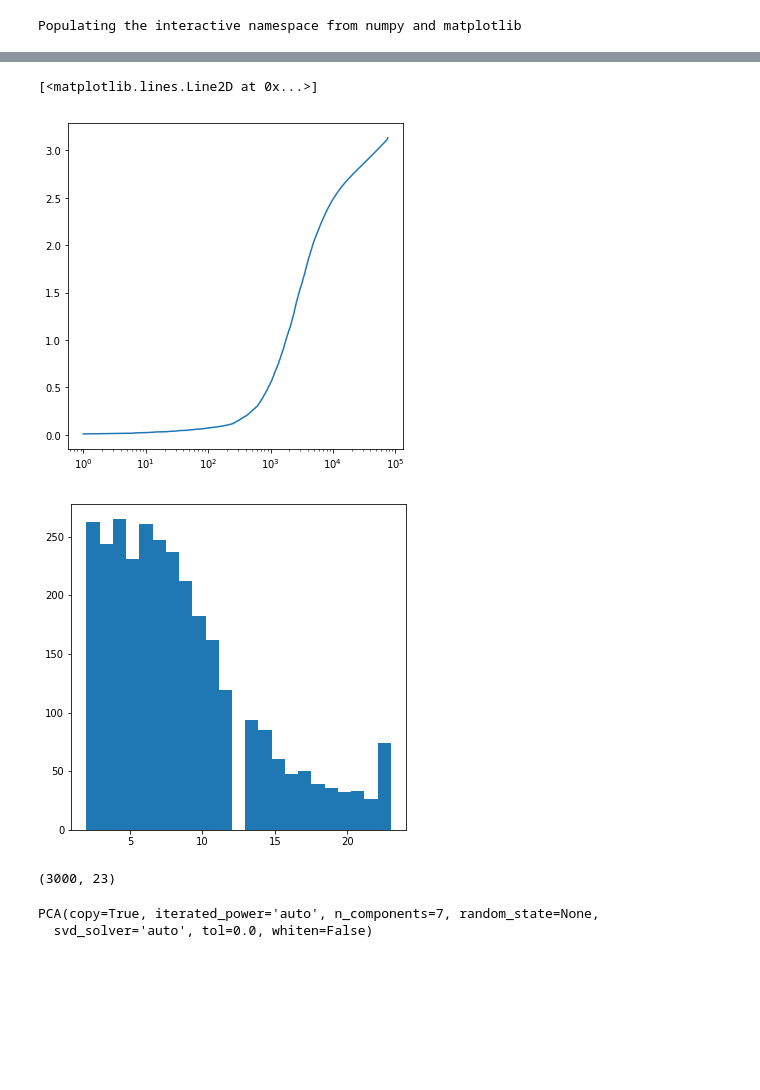
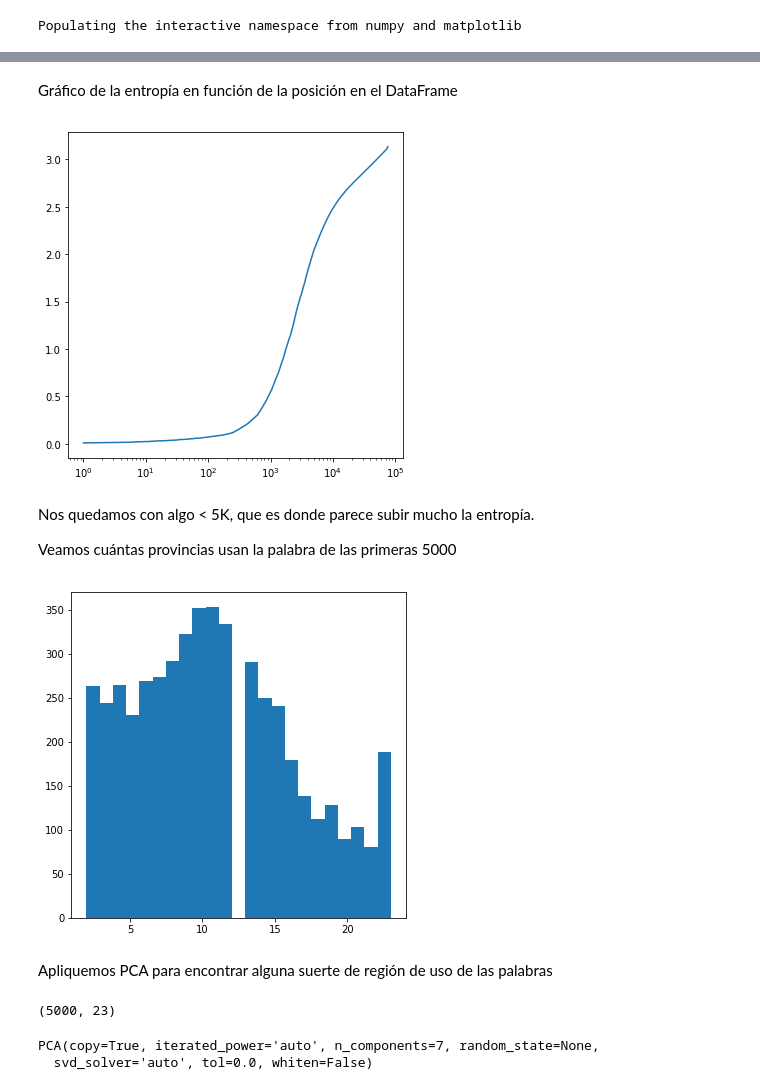
Before and after one commit to daleman/tesis, a Jupyter notebook: notebooks/regiones_pca.ipynb, the cells around one changed output, grey strips where cells are left out. Cells and saved outputs as stored; diff of their text form; code cells hidden in the pictures; blank space fills up the shorter version.

Commit message:
Algunas cositas extra en la notebook.

```diff
--- a/notebooks/regiones_pca.ipynb
+++ b/notebooks/regiones_pca.ipynb
@@ -9,4 +9,7 @@ import pandas as pd
 # %% [output]
 Populating the interactive namespace from numpy and matplotlib
 # %%
-df = pd.DataFrame.from_csv("/home/jmperez/Downloads/cantidadesTotalesOrdenada.csv")
+df = pd.read_csv("/home/jmperez/Downloads/cantidadesTotalesOrdenada.csv")
+
+columnas_palabras = df.columns[1:24]
+columnas_usuarios = df.columns[25:-1]
@@ -50,5 +19,5 @@ Index([u'buenosairesUsuarios', u'catamarcaUsuarios', u'chacoUsuarios',
 from scipy.stats import entropy
 
 
-df["cantProvincias"] = (df[cant_palabras] > 0).sum(axis=1)
-df["entropy"] = df[cant_palabras].apply(entropy, axis=1, raw=True)
+df["cantProvincias"] = (df[columnas_palabras] > 0).sum(axis=1)
+df["entropy"] = df[columnas_palabras].apply(entropy, axis=1)
@@ -55,37 +31,44 @@ df["entropy"] = df[cant_palabras].apply(entropy, axis=1, raw=True)
+# %%
+min_provincias = 2
+umbral = 40
+
+df_todo = df
+df = df.loc[(df.cantPalabra > umbral) & (df.cantProvincias >= min_provincias)].copy()
+# %% [markdown]
+Gráfico de la entropía en función de la posición en el DataFrame
 # %%
-from sklearn import decomposition
+plt.rcParams['figure.figsize'] = (6, 6)
 
 
-plt.rcParams['figure.figsize'] = (6, 6)
+df.sort_values(by="entropy", ascending=True, inplace=True)
 
-umbral = 40
-componentes = 7
-min_provincias = 2
-
-df_muy_usadas = df.loc[(df.cantPalabra > umbral) & (df.cantProvincias >= min_provincias)].copy()
-df_muy_usadas.sort_values(by="entropy", ascending=True, inplace=True)
-
-semilogx(range(df_muy_usadas.shape[0]), df_muy_usadas.entropy.as_matrix())
+plt.semilogx(range(df.shape[0]), df.entropy);
 # %% [output]
-[<matplotlib.lines.Line2D at 0x...>]
 [figure]
+# %% [markdown]
+Nos quedamos con algo < 5K, que es donde parece subir mucho la entropía.
+
+Veamos cuántas provincias usan la palabra de las primeras 5000
 # %%
 plt.rcParams['figure.figsize'] = (6, 6)
-limite = 3* 10 ** 3
-hist(df_muy_usadas[:limite].cantProvincias, bins=23);
+limite = 5* 10 ** 3
+hist(df[:limite].cantProvincias, bins=23);
 # %% [output]
-[figure, old version]
+[figure, new version]
+# %% [markdown]
+Apliquemos PCA para encontrar alguna suerte de región de uso de las palabras
 # %%
+from sklearn import decomposition
 
 plt.rcParams['figure.figsize'] = (6, 6)
 
 pca = decomposition.PCA(n_components=componentes)
 
-X = df_muy_usadas[cant_palabras][:limite].as_matrix()
+X = df[:limite][cant_palabras].as_matrix()
 print(X.shape)
 pca.fit(X)
 # %% [output]
-(3000, 23)
+(5000, 23)
 PCA(copy=True, iterated_power='auto', n_components=7, random_state=None,
   svd_solver='auto', tol=0.0, whiten=False)
 # %%
```
Also changed, not shown: parts of 8 cells of this notebook.
